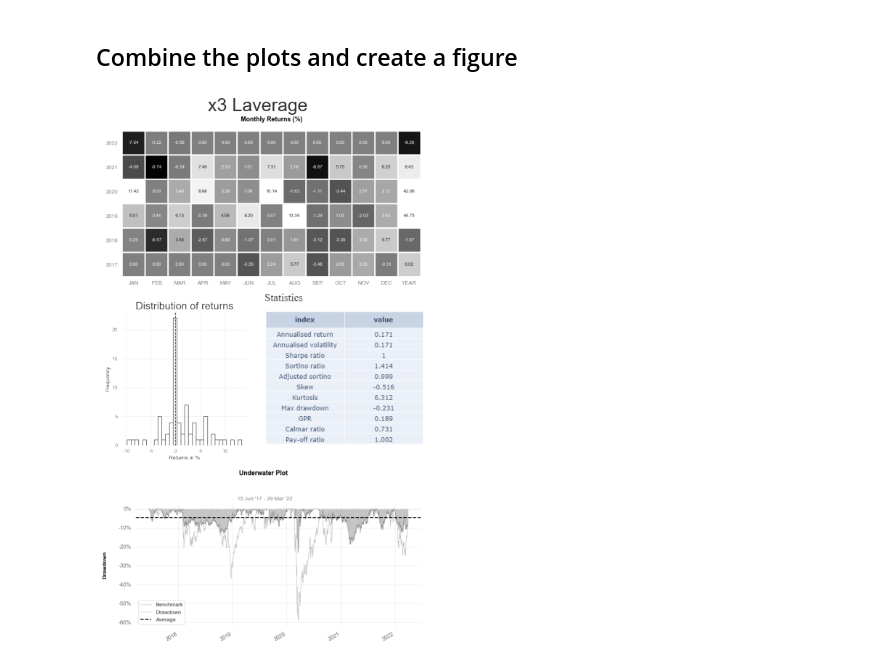
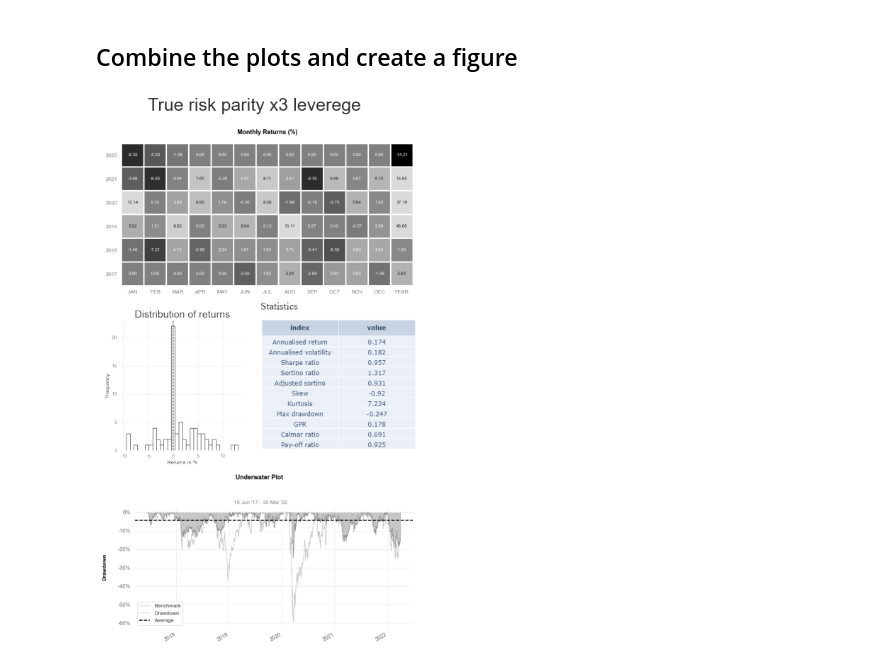
Before and after one commit to zazzooo/AW, a Jupyter notebook: report.ipynb, the cells around one changed output. Cells and saved outputs as stored; diff of their text form; code cells hidden in the pictures.

Commit message:
upload some new report and add the tile with the leverage

```diff
--- a/report.ipynb
+++ b/report.ipynb
@@ -19,8 +19,9 @@ import df2img
 ## Importing and processing data
 # %%
 #set overall parameters (list opf securities and window of days on which you compute the volatility on)
-list_securities = ['TMF', 'UPRO', 'TYD', 'UTSL', 'UGL'] #DIG
+list_securities = ['TMF', 'UPRO', 'TYD', 'UTSL'] #DIG
 window = 30 #days
+title = 'True risk parity x3 leverege'
 # %%
 unique_name = ''
 for i in list_securities:
@@ -250,32 +251,32 @@ ax1.set_xticklabels([])
 ax1.set_yticklabels([])
 ax1.grid(False)
 
 ax2 = plt.subplot(gs[1,:1])
 fig_distribiution = plt.imread('./img/temp/distribution_returns' + unique_name + '.png')
 ax2.imshow(fig_distribiution)
 ax2.set_aspect('equal')
 ax2.set_xticklabels([])
 ax2.set_yticklabels([])
 ax2.grid(False)
 
 ax3 = plt.subplot(gs[1, 1:])
 fig_stats = plt.imread('./img/temp/statistics_all_weather' + unique_name + '.png')
 ax3.imshow(fig_stats)
 ax3.set_aspect('equal')
 ax3.set_xticklabels([])
 ax3.set_yticklabels([])
 ax3.grid(False)
 
 ax4 = plt.subplot(gs[-1,:])
 fig_underwater = plt.imread('./img/temp/under_water_plot' + unique_name + '.png')
 ax4.imshow(fig_underwater)
 ax4.set_aspect('equal')
 ax4.set_xticklabels([])
 ax4.set_yticklabels([])
 ax4.grid(False)
 
-fig.suptitle('x3 Laverage', fontsize=25, y = 0.9 )
+fig.suptitle(title, fontsize=25, y = 0.92) #add the correct leverage
 
 plt.savefig('reports/report' + unique_name + '.png', dpi = 1200)
 # %% [output]
-[figure, old version]
+[figure, new version]
```
Also changed, not shown: parts of 11 cells of this notebook, 41 other files.
